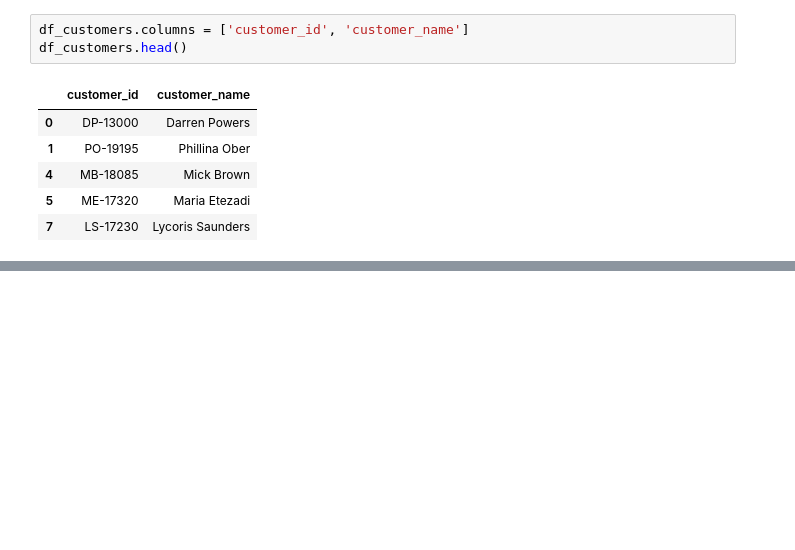
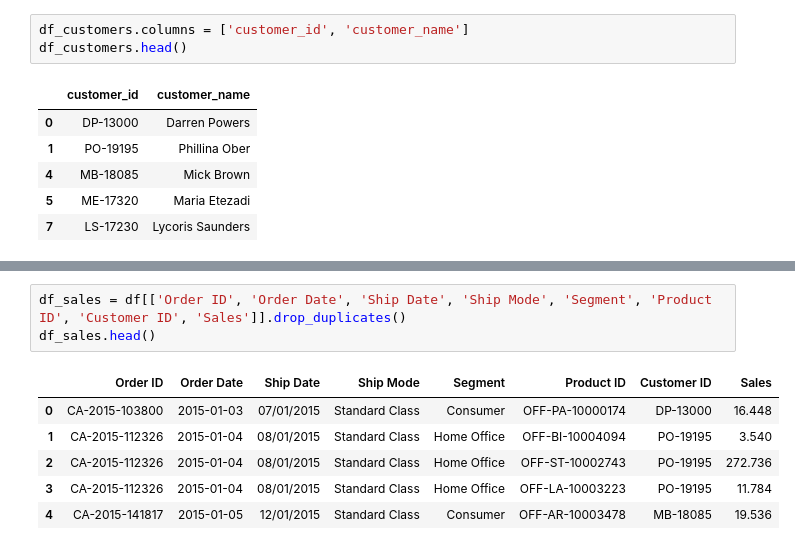
Before and after one commit to charligram/1_analisis_ventas, a Jupyter notebook: notebooks/04_data_to_sql.ipynb, the cells around one changed output, grey strips where cells are left out. Cells and saved outputs as stored; diff of their text form; blank space fills up the shorter version.

Commit message:
feat: create df_sales for sales column

```diff
--- a/notebooks/04_data_to_sql.ipynb
+++ b/notebooks/04_data_to_sql.ipynb
@@ -135,0 +153,10 @@ df_customers.head()
+# %%
+df_sales = df[['Order ID', 'Order Date', 'Ship Date', 'Ship Mode', 'Segment', 'Product ID', 'Customer ID', 'Sales']].drop_duplicates()
+df_sales.head()
+# %% [output]
+|  | Order ID | Order Date | Ship Date | Ship Mode | Segment | Product ID | Customer ID | Sales |
+| 0 | CA-2015-103800 | 2015-01-03 | 07/01/2015 | Standard Class | Consumer | OFF-PA-10000174 | DP-13000 | 16.448 |
+| 1 | CA-2015-112326 | 2015-01-04 | 08/01/2015 | Standard Class | Home Office | OFF-BI-10004094 | PO-19195 | 3.540 |
+| 2 | CA-2015-112326 | 2015-01-04 | 08/01/2015 | Standard Class | Home Office | OFF-ST-10002743 | PO-19195 | 272.736 |
+| 3 | CA-2015-112326 | 2015-01-04 | 08/01/2015 | Standard Class | Home Office | OFF-LA-10003223 | PO-19195 | 11.784 |
+| 4 | CA-2015-141817 | 2015-01-05 | 12/01/2015 | Standard Class | Consumer | OFF-AR-10003478 | MB-18085 | 19.536 |
```
Also changed, not shown: parts of 7 cells of this notebook.
